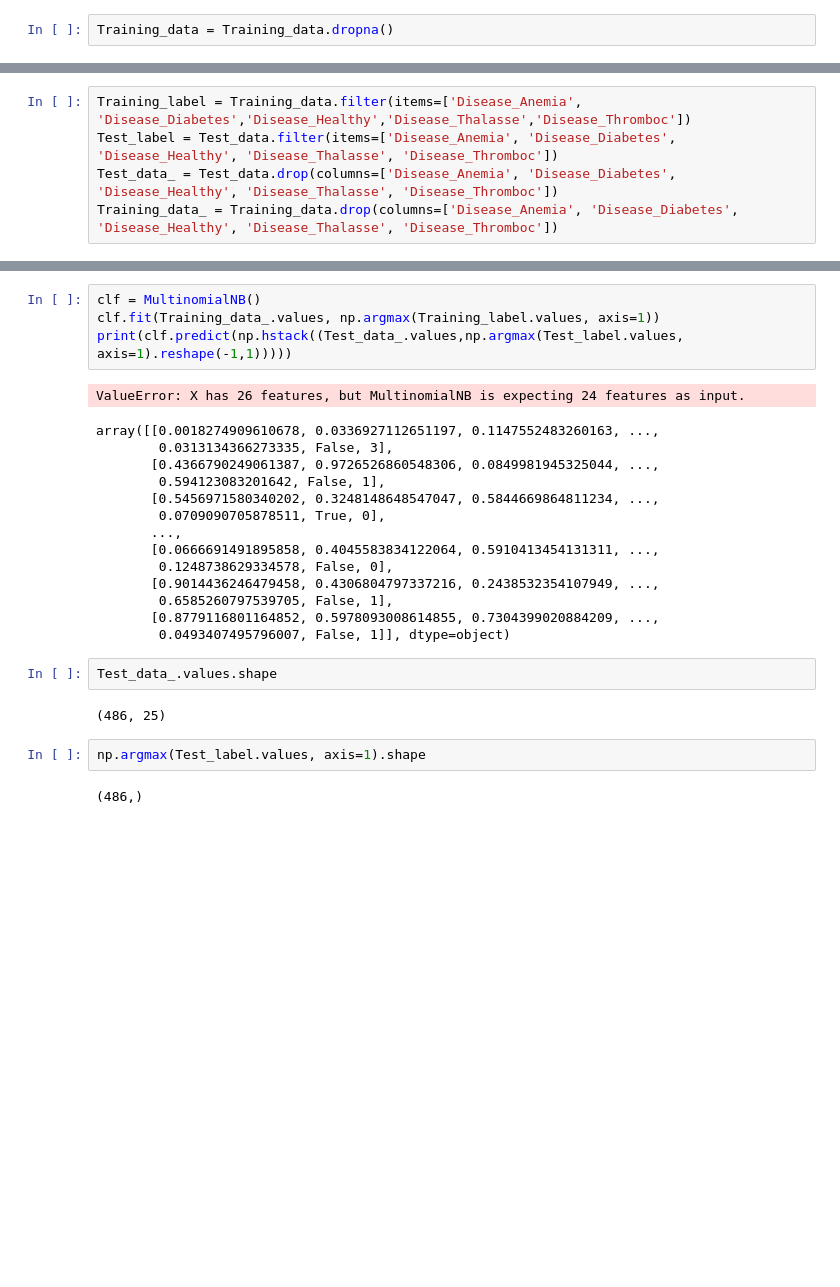
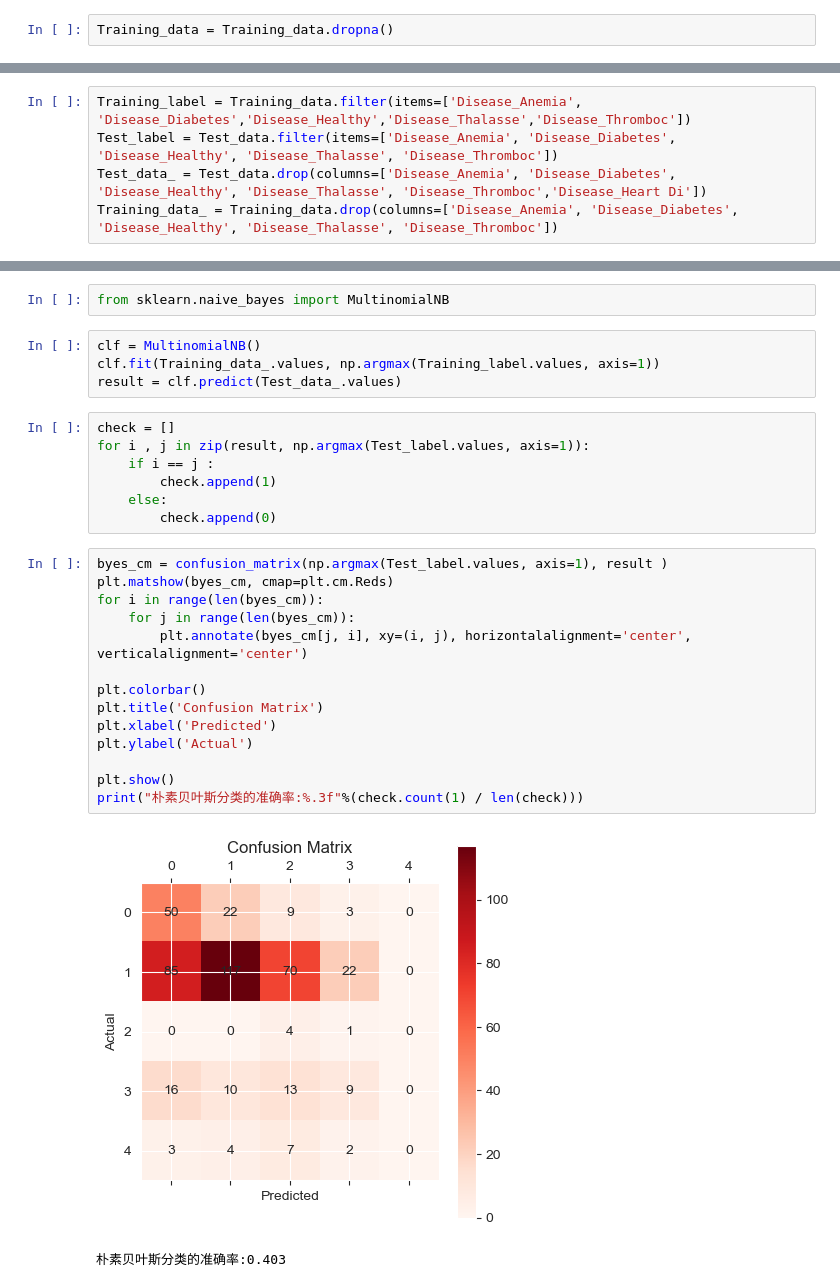
Before and after one commit to wushenhaoyu/NWPU-Pattern-recognition, a Jupyter notebook: 大作业/大作业.ipynb, the cells around one changed output, grey strips where cells are left out. Saved outputs shown, nothing was run; the diff lists cells and outputs as text; blank space fills up the shorter version.

```diff
--- a/大作业/大作业.ipynb
+++ b/大作业/大作业.ipynb
@@ -46,6 +48,6 @@ Test_data
 # %%
 Training_label = Training_data.filter(items=['Disease_Anemia', 'Disease_Diabetes','Disease_Healthy','Disease_Thalasse','Disease_Thromboc'])
 Test_label = Test_data.filter(items=['Disease_Anemia', 'Disease_Diabetes', 'Disease_Healthy', 'Disease_Thalasse', 'Disease_Thromboc'])
-Test_data_ = Test_data.drop(columns=['Disease_Anemia', 'Disease_Diabetes', 'Disease_Healthy', 'Disease_Thalasse', 'Disease_Thromboc'])
+Test_data_ = Test_data.drop(columns=['Disease_Anemia', 'Disease_Diabetes', 'Disease_Healthy', 'Disease_Thalasse', 'Disease_Thromboc','Disease_Heart Di'])
 Training_data_ = Training_data.drop(columns=['Disease_Anemia', 'Disease_Diabetes', 'Disease_Healthy', 'Disease_Thalasse', 'Disease_Thromboc'])
 # %%
@@ -73,29 +88,30 @@ array([2, 1, 3, ..., 0, 1, 0], dtype=int64)
+# %%
+from sklearn.naive_bayes import MultinomialNB
 # %%
 clf = MultinomialNB()
 clf.fit(Training_data_.values, np.argmax(Training_label.values, axis=1))
-print(clf.predict(np.hstack((Test_data_.values,np.argmax(Test_label.values, axis=1).reshape(-1,1)))))
+result = clf.predict(Test_data_.values)
-# %% [output]
-ValueError: X has 26 features, but MultinomialNB is expecting 24 features as input.
 # %%
+check = []
+for i , j in zip(result, np.argmax(Test_label.values, axis=1)):
+    if i == j :
+        check.append(1)
+    else:
+        check.append(0)
-# %% [output]
-array([[0.0018274909610678, 0.0336927112651197, 0.1147552483260163, ...,
-        0.0313134366273335, False, 3],
-       [0.4366790249061387, 0.9726526860548306, 0.0849981945325044, ...,
-        0.594123083201642, False, 1],
-       [0.5456971580340202, 0.3248148648547047, 0.5844669864811234, ...,
-        0.0709090705878511, True, 0],
-       ...,
-       [0.0666691491895858, 0.4045583834122064, 0.5910413454131311, ...,
-        0.1248738629334578, False, 0],
-       [0.9014436246479458, 0.4306804797337216, 0.2438532354107949, ...,
-        0.6585260797539705, False, 1],
-       [0.8779116801164852, 0.5978093008614855, 0.7304399020884209, ...,
-        0.0493407495796007, False, 1]], dtype=object)
-# %%
-Test_data_.values.shape
-# %% [output]
-(486, 25)
-# %%
-np.argmax(Test_label.values, axis=1).shape
-# %% [output]
-(486,)
+# %%
+byes_cm = confusion_matrix(np.argmax(Test_label.values, axis=1), result )
+plt.matshow(byes_cm, cmap=plt.cm.Reds)
+for i in range(len(byes_cm)):
+    for j in range(len(byes_cm)):
+        plt.annotate(byes_cm[j, i], xy=(i, j), horizontalalignment='center', verticalalignment='center')
+
+plt.colorbar()
+plt.title('Confusion Matrix')
+plt.xlabel('Predicted')
+plt.ylabel('Actual')
+
+plt.show()
+print("朴素贝叶斯分类的准确率:%.3f"%(check.count(1) / len(check)))
+# %% [output]
+[figure, added]
+朴素贝叶斯分类的准确率:0.403
```
Also changed, not shown: parts of 21 cells of this notebook.
